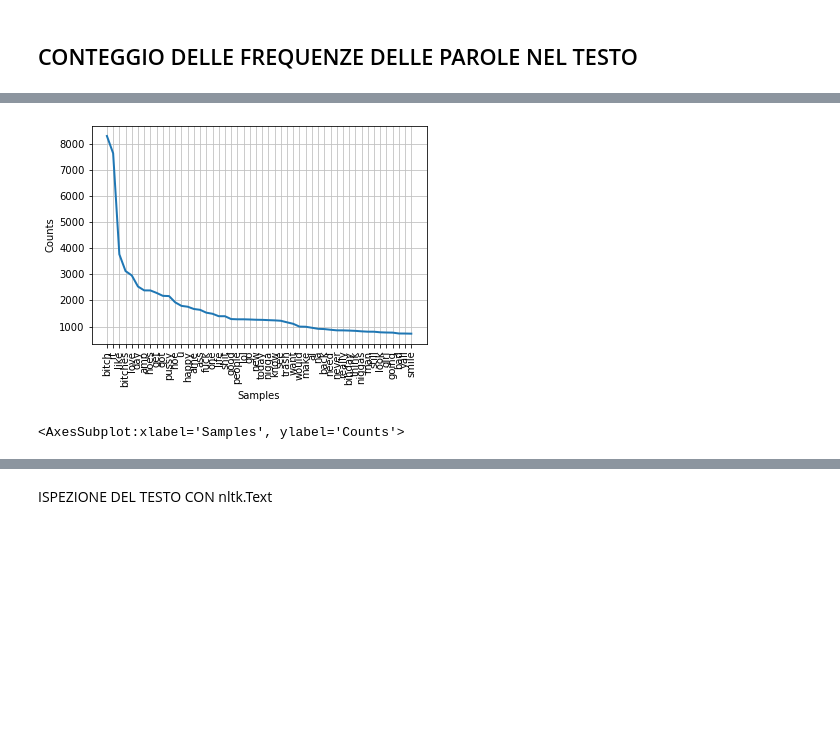
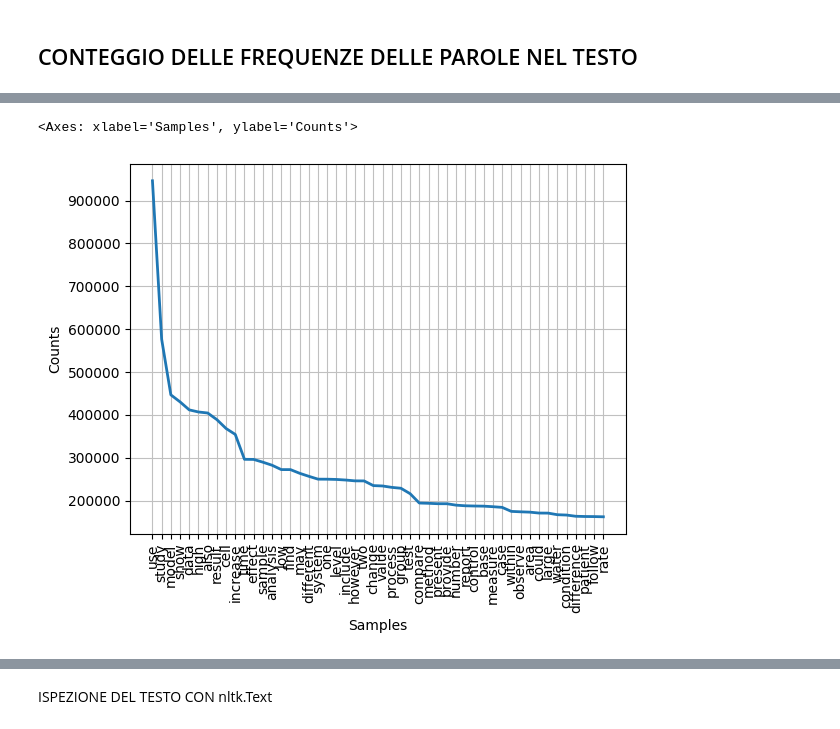
Before and after one commit to riccardopaoli/IML_second_project, a Jupyter notebook: DataUnderstanding&Preparation.ipynb, the cells around one changed output, grey strips where cells are left out. Saved outputs shown, nothing was run; the diff lists cells and outputs as text; code cells hidden in the pictures; blank space fills up the shorter version.

```diff
--- a/DataUnderstanding&Preparation.ipynb
+++ b/DataUnderstanding&Preparation.ipynb
@@ -450,6 +478,6 @@ plt.show()
 # %%
 # Define what constitutes a "long" word
-LENGTH_THRESHOLD = 20
+LENGTH_THRESHOLD = 15
 
 # Define how many examples you want to output
 NUM_EXAMPLES = 30
@@ -533,0 +702,12 @@ df.head(100)
+# %%
+apostrophe_words = set()
+
+for text in df['abstract_clean'].dropna():
+    for word in text.split():
+        if "'" in word:
+            apostrophe_words.add(word.lower())
+
+print(f"Token con apostrofo trovati: {len(apostrophe_words)}")
+print("-" * 40)
+for w in sorted(apostrophe_words)[:50]:
+    print(w)
@@ -584,8 +754,9 @@ def lemmatization(data, wordlemm):
     for row in data:
         new_words_lemm_tmp=[]
         for word in row:
-            lemm_word = wordlemm.lemmatize(word)
-            lemm_word = wordlemm.lemmatize(lemm_word, pos='v')
+            lemm_word = wordlemm.lemmatize(word)                    # sostantivo
+            lemm_word = wordlemm.lemmatize(lemm_word, pos='v')      # verbo
+            lemm_word = wordlemm.lemmatize(lemm_word, pos='a')      # aggettivo
             new_words_lemm_tmp.append(lemm_word)
         new_words_lemm.append(new_words_lemm_tmp)
     return new_words_lemm
@@ -728,0 +850,20 @@ freq_dist.most_common(100)
+# %%
+from nltk import FreqDist
+import itertools
+
+# Concatena tutti i token di tutte le righe in una lista unica
+all_body_tokens = list(itertools.chain.from_iterable(df['body_lemmatized'].dropna()))
+all_abstract_tokens = list(itertools.chain.from_iterable(df['abstract_lemmatized'].dropna()))
+
+# FreqDist su tutto il corpus
+freq_dist_body = FreqDist(all_body_tokens)
+freq_dist_abstract = FreqDist(all_abstract_tokens)
+
+# Top 30 parole più frequenti
+print("TOP 30 BODY:")
+for word, freq in freq_dist_body.most_common(30):
+    print(f"{freq:>8} : {word}")
+
+print("\nTOP 30 ABSTRACT:")
+for word, freq in freq_dist_abstract.most_common(30):
+    print(f"{freq:>8} : {word}")
@@ -729,5 +894,5 @@ freq_dist.most_common(100)
 # %%
-freq_dist.plot(50)
+freq_dist_body.plot(50)
 # %% [output]
+<Axes: xlabel='Samples', ylabel='Counts'>
-[figure, old version]
+[figure, new version]
-<AxesSubplot:xlabel='Samples', ylabel='Counts'>
```
Also changed, not shown: parts of 67 cells of this notebook.
